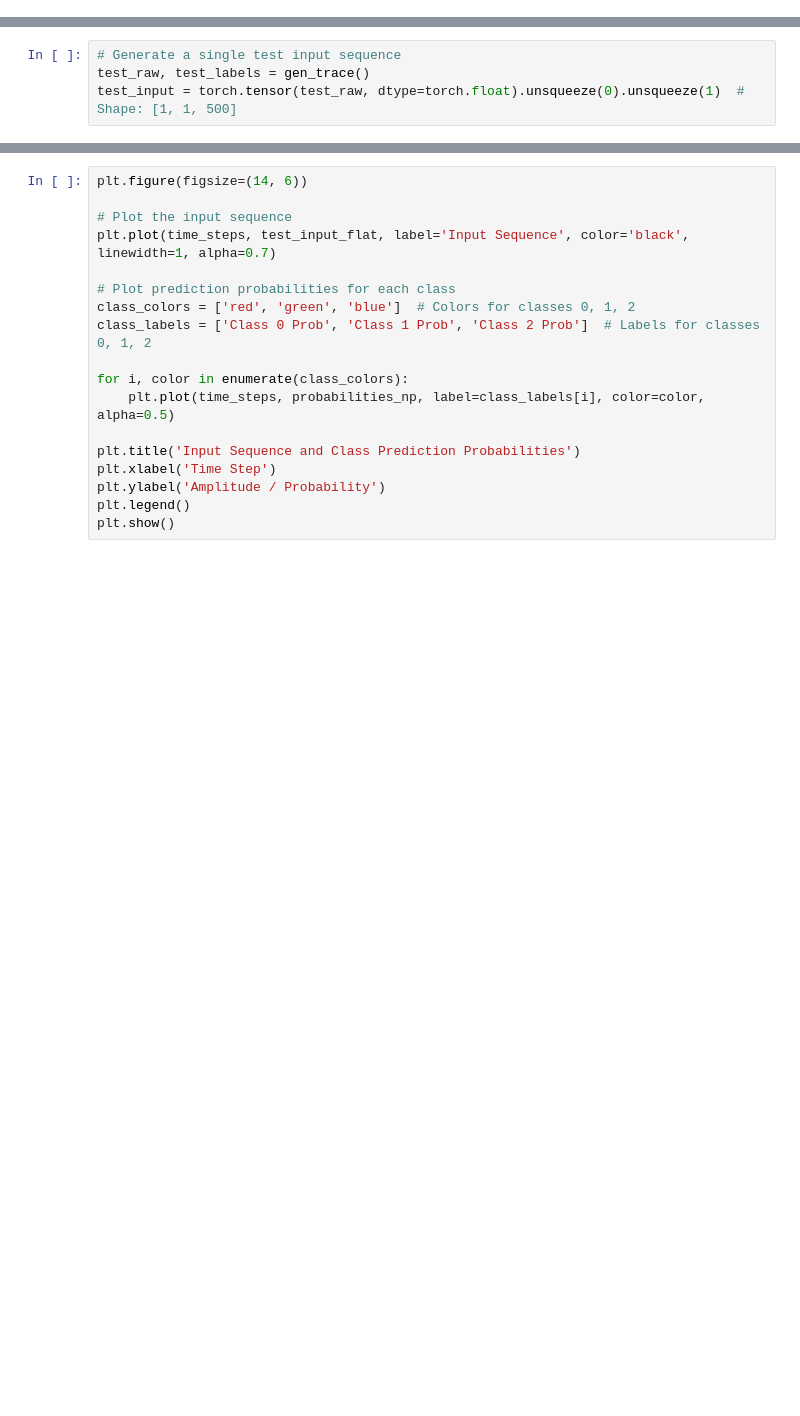
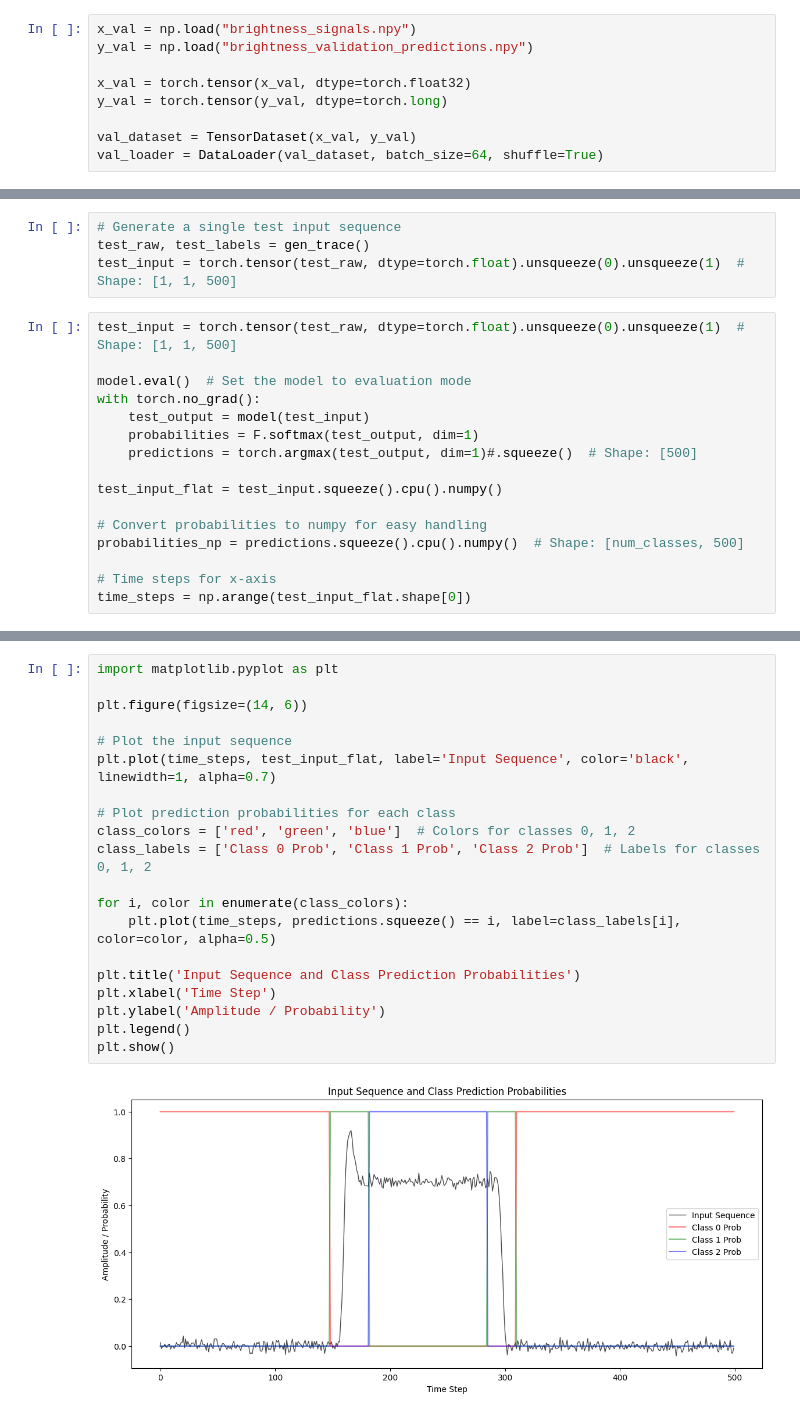
Before and after one commit to magnus-haw/arcjetCV, a Jupyter notebook: arcjetCV/segmentation/time/train_time.ipynb, the cells around one changed output, grey strips where cells are left out. Drawn from its saved outputs; the diff is of its cells as text; blank space fills up the shorter version.

```diff
--- a/arcjetCV/segmentation/time/train_time.ipynb
+++ b/arcjetCV/segmentation/time/train_time.ipynb
@@ -448,0 +167,9 @@ print('model saved')
+# %%
+x_val = np.load("brightness_signals.npy")
+y_val = np.load("brightness_validation_predictions.npy")
+
+x_val = torch.tensor(x_val, dtype=torch.float32)
+y_val = torch.tensor(y_val, dtype=torch.long)
+
+val_dataset = TensorDataset(x_val, y_val)
+val_loader = DataLoader(val_dataset, batch_size=64, shuffle=True)
@@ -450,3 +282,19 @@ print('model saved')
 # Generate a single test input sequence
 test_raw, test_labels = gen_trace()
 test_input = torch.tensor(test_raw, dtype=torch.float).unsqueeze(0).unsqueeze(1)  # Shape: [1, 1, 500]
+# %%
+test_input = torch.tensor(test_raw, dtype=torch.float).unsqueeze(0).unsqueeze(1)  # Shape: [1, 1, 500]
+
+model.eval()  # Set the model to evaluation mode
+with torch.no_grad():
+    test_output = model(test_input)
+    probabilities = F.softmax(test_output, dim=1)
+    predictions = torch.argmax(test_output, dim=1)#.squeeze()  # Shape: [500]
+
+test_input_flat = test_input.squeeze().cpu().numpy()
+
+# Convert probabilities to numpy for easy handling
+probabilities_np = predictions.squeeze().cpu().numpy()  # Shape: [num_classes, 500]
+
+# Time steps for x-axis
+time_steps = np.arange(test_input_flat.shape[0])
@@ -470,20 +342,24 @@ probabilities_np = predictions.squeeze().cpu().numpy()  # Shape: [num_classes, 5
 # Time steps for x-axis
 time_steps = np.arange(test_input_flat.shape[0])
 # %%
+import matplotlib.pyplot as plt
+
 plt.figure(figsize=(14, 6))
 
 # Plot the input sequence
 plt.plot(time_steps, test_input_flat, label='Input Sequence', color='black', linewidth=1, alpha=0.7)
 
 # Plot prediction probabilities for each class
 class_colors = ['red', 'green', 'blue']  # Colors for classes 0, 1, 2
 class_labels = ['Class 0 Prob', 'Class 1 Prob', 'Class 2 Prob']  # Labels for classes 0, 1, 2
 
 for i, color in enumerate(class_colors):
-    plt.plot(time_steps, probabilities_np, label=class_labels[i], color=color, alpha=0.5)
+    plt.plot(time_steps, predictions.squeeze() == i, label=class_labels[i], color=color, alpha=0.5)
 
 plt.title('Input Sequence and Class Prediction Probabilities')
 plt.xlabel('Time Step')
 plt.ylabel('Amplitude / Probability')
 plt.legend()
 plt.show()
+# %% [output]
+[figure, added]
```
Also changed, not shown: parts of 15 cells of this notebook, 2 other files.
